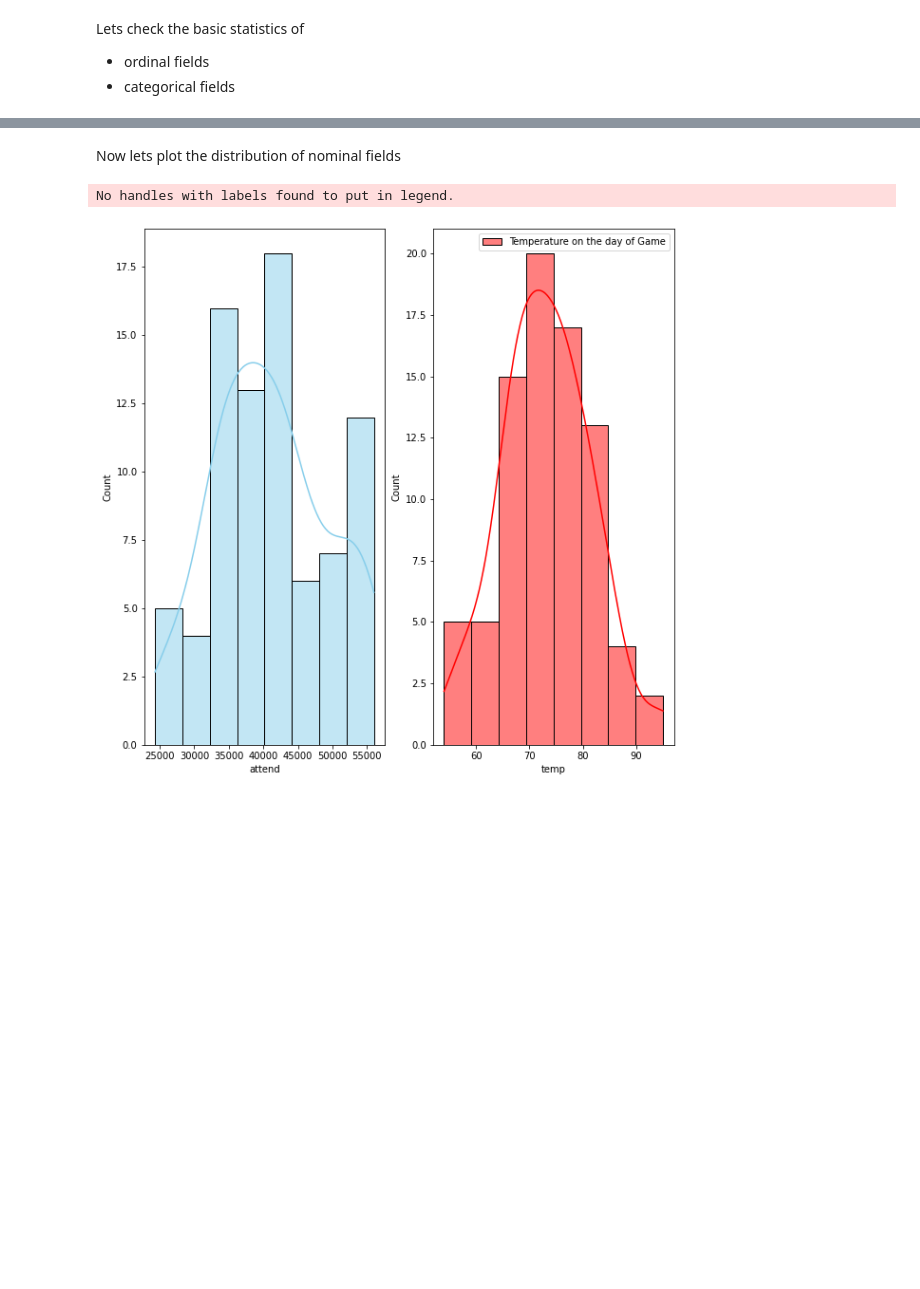
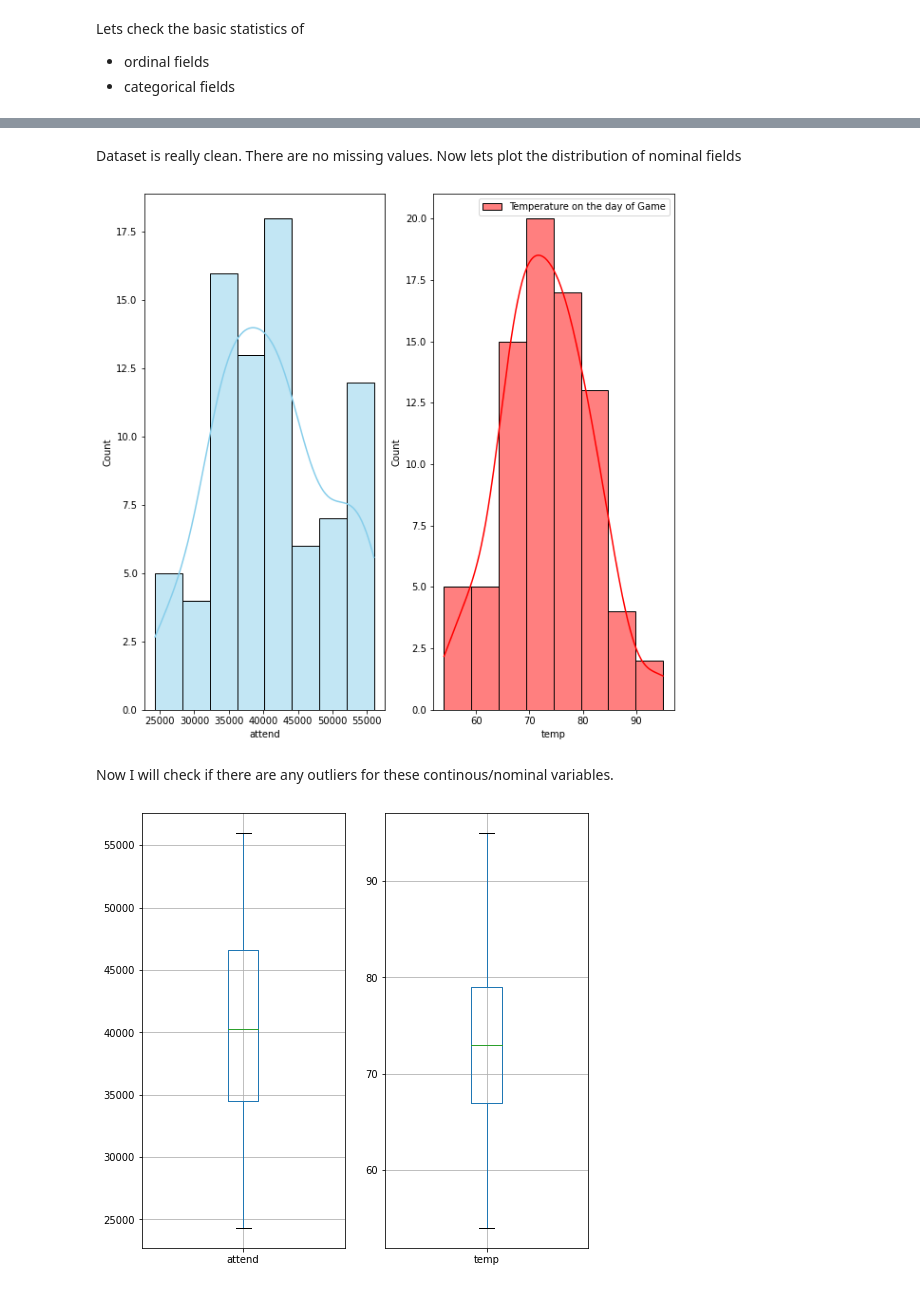
Before and after one commit to ninadcpa/DSC630, a Jupyter notebook: Week3_Assignment.ipynb, the cells around one changed output, grey strips where cells are left out. Cells and saved outputs as stored; diff of their text form; code cells hidden in the pictures; blank space fills up the shorter version.

```diff
--- a/Week3_Assignment.ipynb
+++ b/Week3_Assignment.ipynb
@@ -149,12 +167,11 @@ df.describe(include=['O'])
 # %% [markdown]
+Dataset is really clean. There are no missing values.
 Now lets plot the distribution of nominal fields
 # %%
 fig, (ax1, ax2) = plt.subplots(nrows=1, ncols=2, figsize=(10, 10))
 sns.histplot(data=df, x="attend", color="skyblue", label="Attendance for Game", kde=True,ax=ax1)
-plt.legend()
 sns.histplot(data=df, x="temp", color="red", label="Temperature on the day of Game", kde=True,ax=ax2)
 plt.legend()
 plt.show()
 # %% [output]
-No handles with labels found to put in legend.
 [figure]
@@ -162,0 +178,9 @@ sns.histplot(data=df, x="temp", color="red", label="Temperature on the day of Ga
+# %% [markdown]
+Now I will check if there are any outliers for these continous/nominal variables.
+# %%
+fig, (ax1, ax2) = plt.subplots(nrows=1, ncols=2, figsize=(8, 8))
+df.boxplot(column=['attend'],ax=ax1)
+df.boxplot(column=['temp'],ax=ax2)
+plt.show()
+# %% [output]
+[figure, added]
```
Also changed, not shown: parts of 16 cells of this notebook.
